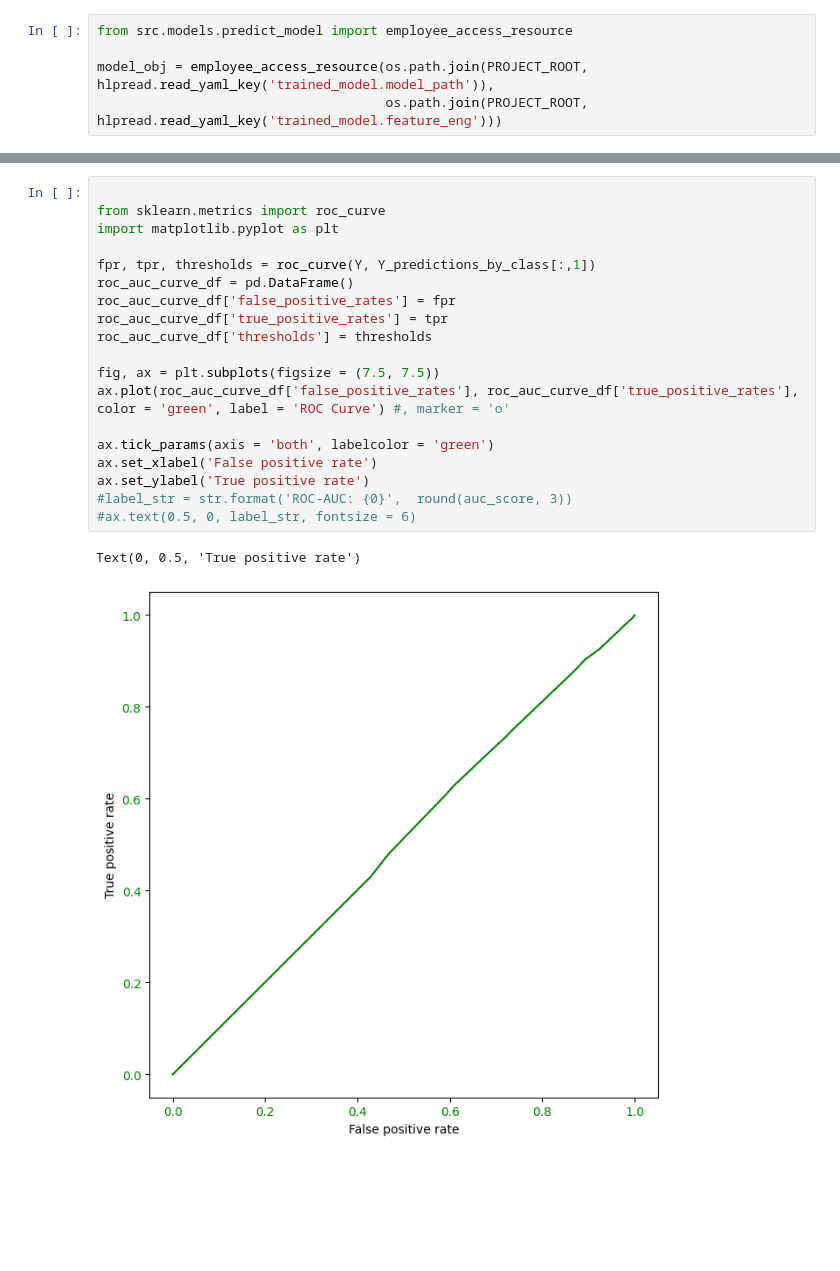
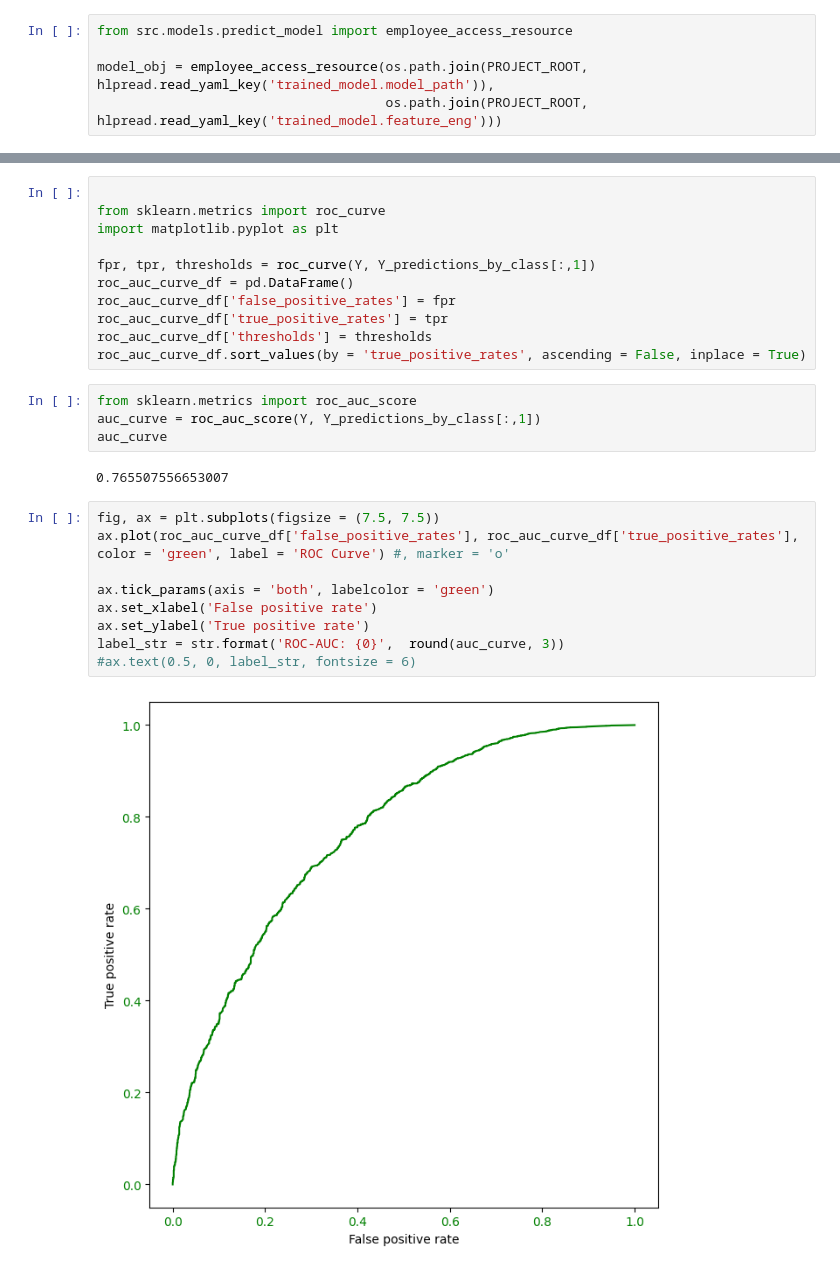
Before and after one commit to SmithaUpadhyaya/employee_access_resource_classifier, a Jupyter notebook: notebooks/training.ipynb, the cells around one changed output, grey strips where cells are left out. Drawn from its saved outputs; the diff is of its cells as text; blank space fills up the shorter version.

```diff
--- a/notebooks/training.ipynb
+++ b/notebooks/training.ipynb
@@ -110,22 +123,28 @@ array([[0.03594371, 0.96405629],
+# %%
+
+from sklearn.metrics import roc_curve
+import matplotlib.pyplot as plt
+
+fpr, tpr, thresholds = roc_curve(Y, Y_predictions_by_class[:,1])
+roc_auc_curve_df = pd.DataFrame()
+roc_auc_curve_df['false_positive_rates'] = fpr
+roc_auc_curve_df['true_positive_rates'] = tpr
+roc_auc_curve_df['thresholds'] = thresholds
+roc_auc_curve_df.sort_values(by = 'true_positive_rates', ascending = False, inplace = True)
+# %%
+from sklearn.metrics import roc_auc_score
+auc_curve = roc_auc_score(Y, Y_predictions_by_class[:,1])
+auc_curve
+# %% [output]
+0.765507556653007
 # %%
-
-from sklearn.metrics import roc_curve
-import matplotlib.pyplot as plt
-
-fpr, tpr, thresholds = roc_curve(Y, Y_predictions_by_class[:,1])
-roc_auc_curve_df = pd.DataFrame()
-roc_auc_curve_df['false_positive_rates'] = fpr
-roc_auc_curve_df['true_positive_rates'] = tpr
-roc_auc_curve_df['thresholds'] = thresholds
-
 fig, ax = plt.subplots(figsize = (7.5, 7.5))
 ax.plot(roc_auc_curve_df['false_positive_rates'], roc_auc_curve_df['true_positive_rates'],  color = 'green', label = 'ROC Curve') #, marker = 'o'
 
 ax.tick_params(axis = 'both', labelcolor = 'green')
 ax.set_xlabel('False positive rate')
 ax.set_ylabel('True positive rate')
-#label_str = str.format('ROC-AUC: {0}',  round(auc_score, 3))
+label_str = str.format('ROC-AUC: {0}',  round(auc_curve, 3))
 #ax.text(0.5, 0, label_str, fontsize = 6)
 # %% [output]
-Text(0, 0.5, 'True positive rate')
-[figure, old version]
+[figure, new version]
```
Also changed, not shown: parts of 13 cells of this notebook, 6 other files.
